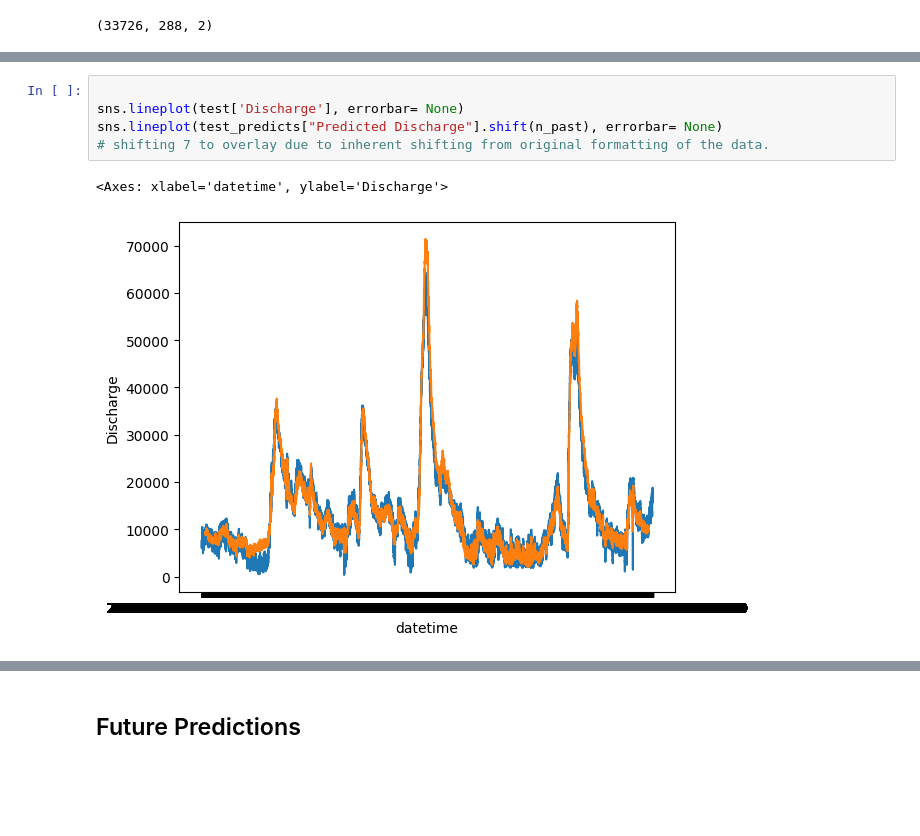
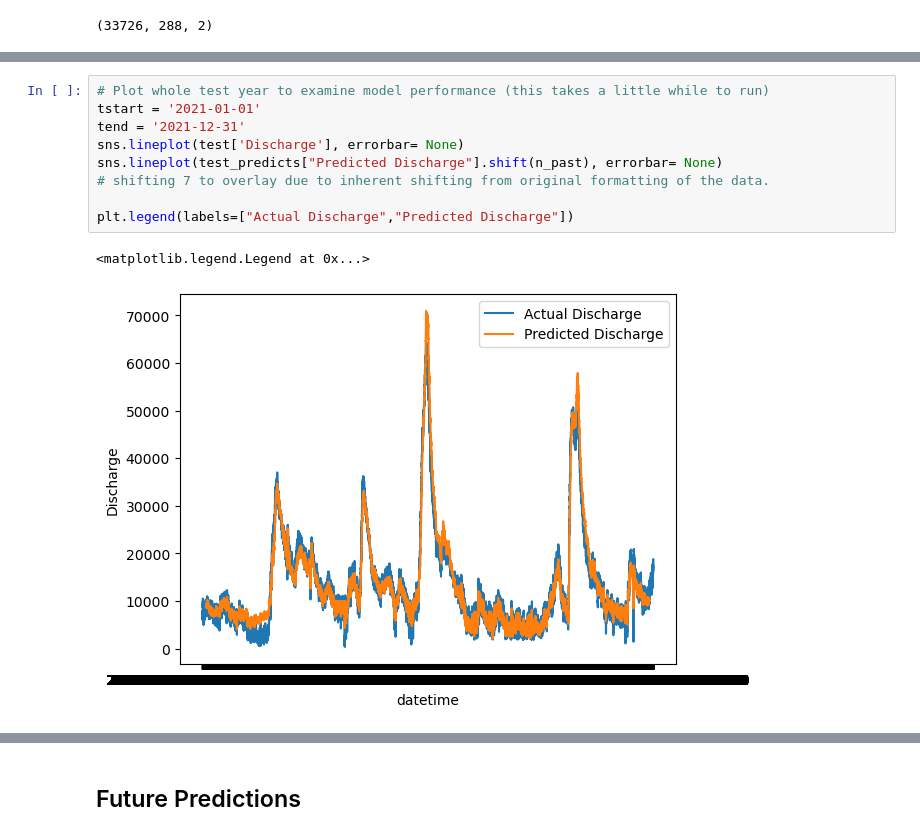
Before and after one commit to mikafur32/Hysterisis-ML-Modeling, a Jupyter notebook: LSTM Lag V2.ipynb, the cells around one changed output, grey strips where cells are left out. Cells and saved outputs as stored; diff of their text form; blank space fills up the shorter version.

```diff
--- a/LSTM Lag V2.ipynb
+++ b/LSTM Lag V2.ipynb
@@ -342,8 +358,12 @@ plt.legend(labels=["Actual Discharge","Predicted Discharge"])
 # %%
-
+# Plot whole test year to examine model performance (this takes a little while to run)
+tstart = '2021-01-01'
+tend = '2021-12-31'
 sns.lineplot(test['Discharge'], errorbar= None)
 sns.lineplot(test_predicts["Predicted Discharge"].shift(n_past), errorbar= None)
 # shifting 7 to overlay due to inherent shifting from original formatting of the data.
+
+plt.legend(labels=["Actual Discharge","Predicted Discharge"])
 # %% [output]
-<Axes: xlabel='datetime', ylabel='Discharge'>
+<matplotlib.legend.Legend at 0x...>
-[figure, old version]
+[figure, new version]
```
Also changed, not shown: parts of 17 cells of this notebook, 4 other files.
